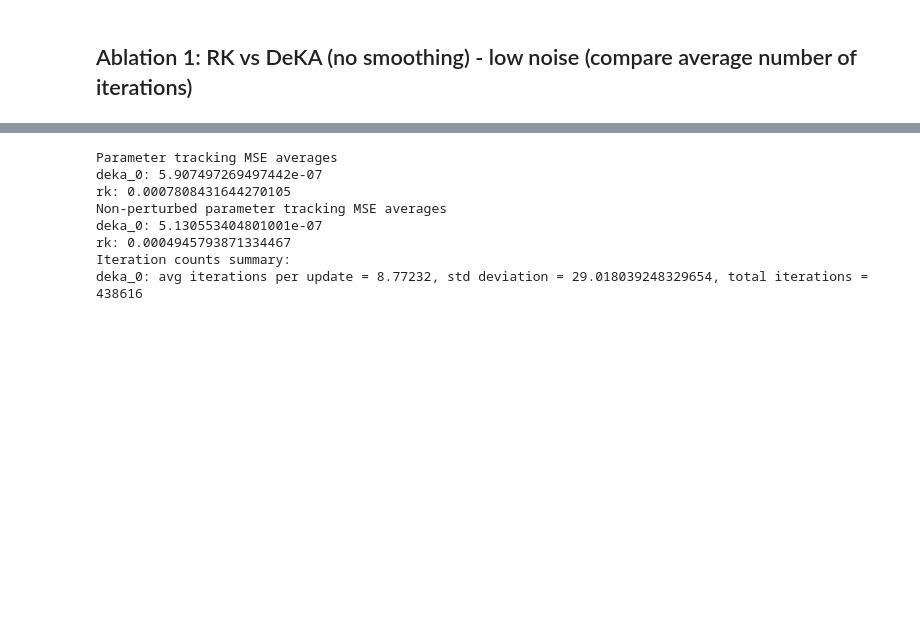
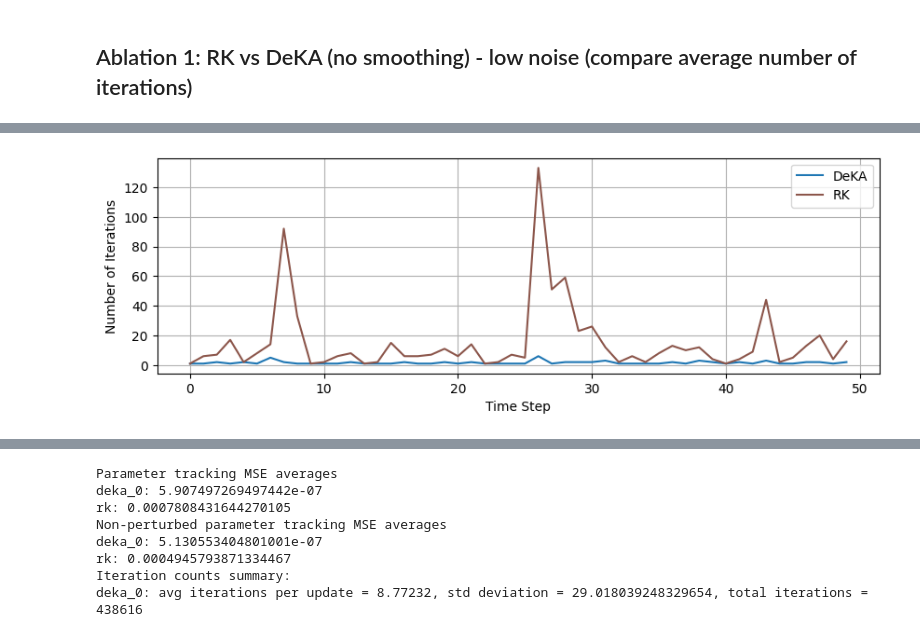
Before and after one commit to ChrisSha0104/Online-Parameter-Estimation-Using-the-Kaczmarz-Method, a Jupyter notebook: python/random_systems.ipynb, the cells around one changed output, grey strips where cells are left out. Saved outputs shown, nothing was run; the diff lists cells and outputs as text; code cells hidden in the pictures; blank space fills up the shorter version.

```diff
--- a/python/random_systems.ipynb
+++ b/python/random_systems.ipynb
@@ -11,3 +8,15 @@ plt.rcParams["figure.figsize"] = (8, 8)
+# %%
+plt.rcParams["figure.figsize"] = (8, 8)
+
+colors = {
+    'deka': 'tab:blue',
+    'rls': 'tab:orange',
+    'kf': 'tab:green',
+    'rk': 'tab:brown',
+    'true': 'black',
+    'noise_region': 'red',
+    'noise_bound': 'red'
+}
 # %% [markdown]
 # Testing using synthetic systems
 
@@ -68 +175,16 @@ $$\hat{x}_{k+1}=F_k\theta_k+w_k$$
+# %%
+fig, ax = plt.subplots(figsize=(10, 3))
+
+names = {"deka": "DeKA", "rk": "RK"}
+
+for name, it in iters.items():
+    ax.plot(it, label=names[name], color=colors[name])
+
+ax.set_xlabel("Time Step")
+ax.set_ylabel("Number of Iterations")
+ax.legend()
+ax.grid(True)
+plt.show()
+# %% [output]
+[figure, added]
 # %%
```
Also changed, not shown: parts of 11 cells of this notebook, 1 other file.
